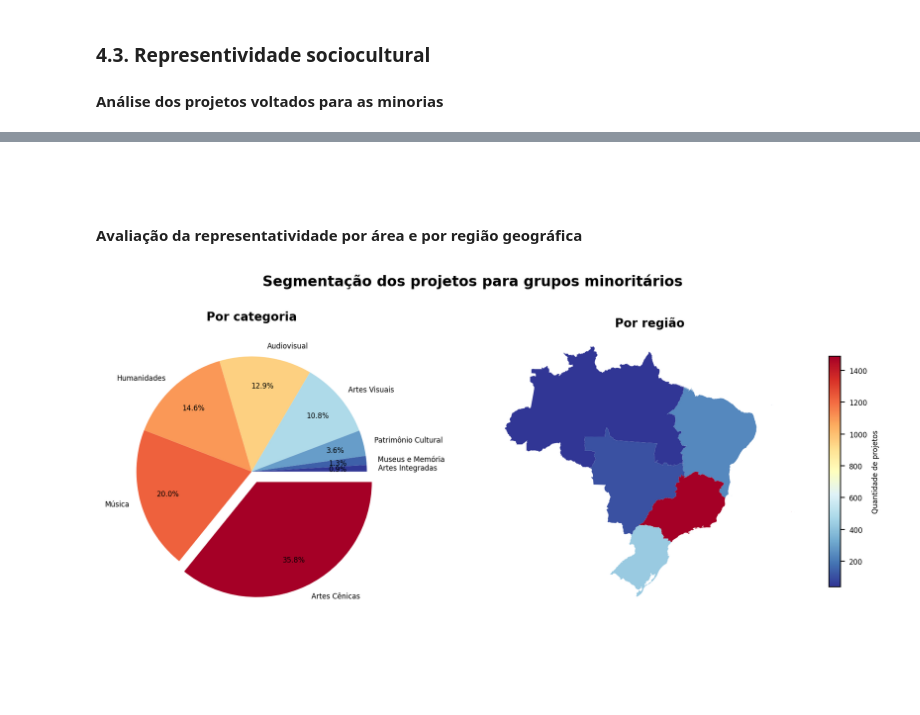
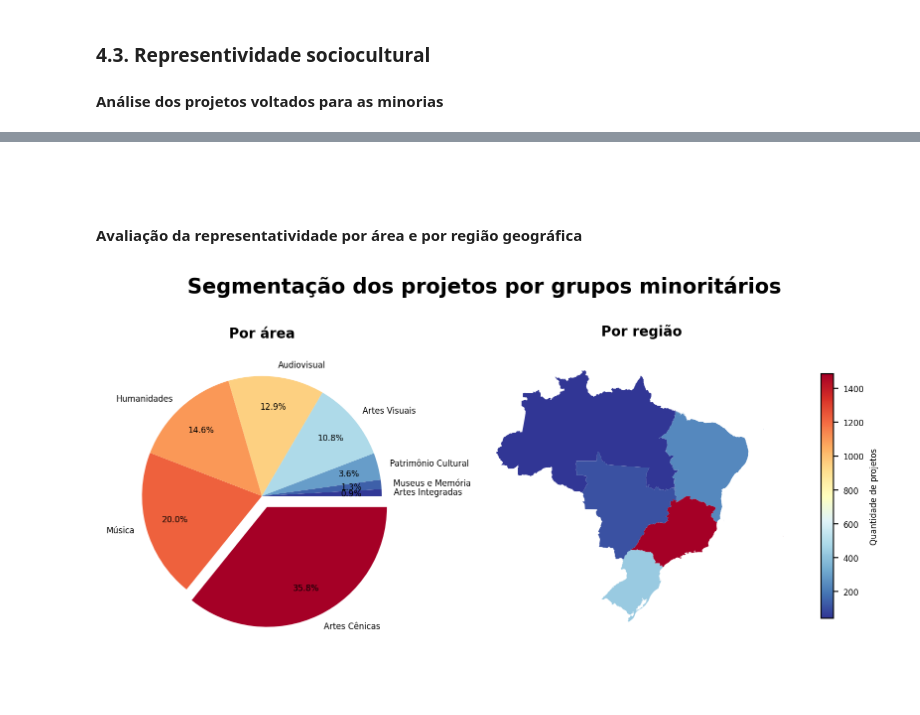
Before and after one commit to lorenaaxbastos/santander-coders-projects, a Jupyter notebook: Unit 2 - Programming Techniques I (PY)/Projeto EDA - Análise do Dataset da Lei Rouanet.ipynb, the cells around one changed output, grey strips where cells are left out. Drawn from its saved outputs; the diff is of its cells as text; code cells hidden in the pictures.

Commit message:
feat create all charts for minority groups

```diff
--- a/Unit 2 - Programming Techniques I (PY)/Projeto EDA - Análise do Dataset da Lei Rouanet.ipynb
+++ b/Unit 2 - Programming Techniques I (PY)/Projeto EDA - Análise do Dataset da Lei Rouanet.ipynb
@@ -1362,12 +1369,13 @@ plt.show()
 # %% [markdown]
-#####
+####
 # %% [markdown]
 #### Avaliação da representatividade por área e por região geográfica
 # %%
-minorias_por_area = df_projetos[df_projetos["voltado_para_minorias"] == True]["area"].value_counts().sort_values(ascending=False)
-minorias_por_regiao = df_projetos[df_projetos["voltado_para_minorias"] == True]["regiao"].value_counts().rename("qtd_projetos")
+filtro_voltado_para_minorias_true = df_projetos["voltado_para_minorias"] == True
+minorias_por_area = df_projetos[filtro_voltado_para_minorias_true]["area"].value_counts().sort_values(ascending=False)
+minorias_por_regiao = df_projetos[filtro_voltado_para_minorias_true]["regiao"].value_counts().rename("qtd_projetos")
 
-regioes = geobr.read_region() # Download do mapa do Brasil dividido por regiões
+regioes = geobr.read_region()
 regioes = regioes.merge(minorias_por_regiao, how="left", left_on="name_region", right_on="regiao")
 # %%
 plt.rcParams.update({"font.size": 6})
@@ -1376,41 +1384,40 @@ cores = ["#A50026", "#EE613D", "#FA9857", "#FDD081",
 separacao_fatia_area = (0.1, 0, 0, 0, 0, 0, 0, 0)
 separacao_fatia_regiao = (0.1, 0, 0, 0, 0)
 
-fig, (ax1, ax2) = plt.subplots(nrows=1, ncols=2, figsize=(10, 4), dpi=200)
+fig, (ax1, ax2) = plt.subplots(nrows=1, ncols=2, figsize=(10, 4), dpi=200, gridspec_kw={"width_ratios": [3, 4]})
 
 ax1.pie(
     minorias_por_area,
     labels=minorias_por_area.index,
     autopct="%1.1f%%",
     pctdistance=0.75,
     counterclock=False,
     colors=cores,
     explode=separacao_fatia_area
 )
 
 regioes.plot(
         column="qtd_projetos",
         cmap="RdYlBu_r",
         legend=True,
         legend_kwds={
             "label": "Quantidade de projetos",
             "orientation": "vertical",
             "shrink": 0.8,
         },
         ax=ax2,
     )
 
 ax2.axis("off")
 
-fig.suptitle('Segmentação dos projetos para grupos minoritários', fontsize=12, fontweight=1000, y=1.02)
-ax1.set_title('Por categoria', fontsize=10, fontweight=600)
-ax2.set_title('Por região', fontsize=10, fontweight=600)
+fig.suptitle("Segmentação dos projetos por grupos minoritários", fontsize=15, fontweight=1000, y=1.05)
+ax1.set_title("Por área", fontsize=10, fontweight=600)
+ax2.set_title("Por região", fontsize=10, fontweight=600, y=1.05)
 
-plt.tight_layout()
 plt.savefig(path.abspath("charts/projetos_por_representatividade02.png"), bbox_inches="tight")
 plt.show()
 # %% [output]
-[figure, old version]
+[figure, new version]
 # %% [markdown]
 ####
 # %% [markdown]
```
Also changed, not shown: parts of 2 cells of this notebook.
